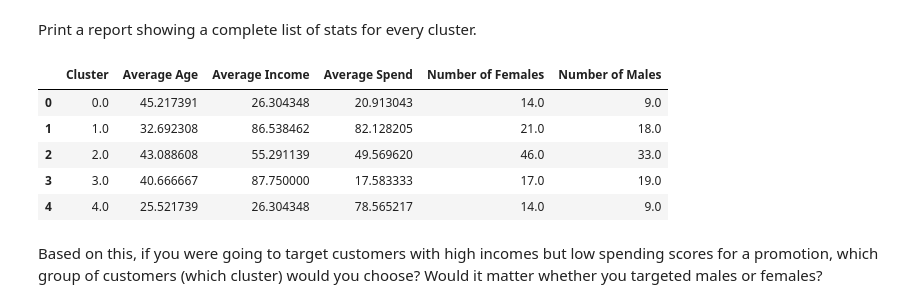
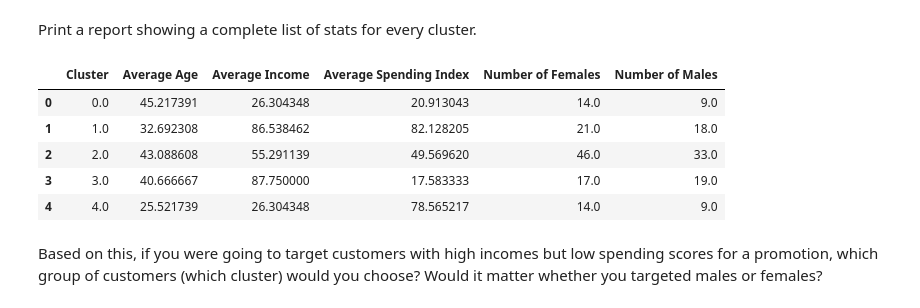
Before and after one commit to jeffprosise/Machine-Learning, a Jupyter notebook: Clustering.ipynb, the cells around one changed output. Drawn from its saved outputs; the diff is of its cells as text; code cells hidden in the pictures.

```diff
--- a/Clustering.ipynb
+++ b/Clustering.ipynb
@@ -256,7 +263,7 @@ df.head()
 # %% [markdown]
 Extract the values in the gender, age, income, and score columns.
 # %%
-x = df.iloc[:, 1:5].values
+points = df.iloc[:, 1:5].values
 # %% [markdown]
 Use the elbow method to determine the optimum number of clusters based on these features.
 # %%
@@ -264,7 +271,7 @@ inertias = []
 
 for i in range(1, 10):
     kmeans = KMeans(n_clusters=i, random_state=0)
-    kmeans.fit(x)
+    kmeans.fit(points)
     inertias.append(kmeans.inertia_)
 
 plt.plot(range(1, 10), inertias)
@@ -277,7 +284,7 @@ Text(0, 0.5, 'Inertia')
 The elbow is less distinct this time, but let's segment the customers into five clusters again.
 # %%
 kmeans = KMeans(n_clusters=5, random_state=0)
-kmeans.fit(x)
+kmeans.fit(points)
 # %% [output]
 KMeans(algorithm='auto', copy_x=True, init='k-means++', max_iter=300,
     n_clusters=5, n_init=10, n_jobs=None, precompute_distances='auto',
@@ -285,7 +292,7 @@ KMeans(algorithm='auto', copy_x=True, init='k-means++', max_iter=300,
 # %% [markdown]
 Add a column named "Cluster" with the index of the cluster that each customer falls into.
 # %%
-df['Cluster'] = kmeans.predict(x)
+df['Cluster'] = kmeans.predict(points)
 df.head()
 # %% [output]
 |  | CustomerID | Gender | Age | Annual Income (k$) | Spending Score (1-100) | Cluster |
@@ -309,22 +316,22 @@ Name: Age, dtype: float64
 # %% [markdown]
 Print a report showing a complete list of stats for every cluster.
 # %%
-results = pd.DataFrame(columns = ['Cluster', 'Average Age', 'Average Income', 'Average Spend', 'Number of Females', 'Number of Males'])
+results = pd.DataFrame(columns = ['Cluster', 'Average Age', 'Average Income', 'Average Spending Index', 'Number of Females', 'Number of Males'])
 
 for i in range(len(kmeans.cluster_centers_)):
     age = df[df['Cluster'] == i]['Age'].mean()
     income = df[df['Cluster'] == i]['Annual Income (k$)'].mean()
     spend = df[df['Cluster'] == i]['Spending Score (1-100)'].mean()
 
     gdf = df[df['Cluster'] == i]
     females = gdf[gdf['Gender'] == 0].shape[0]
     males = gdf[gdf['Gender'] == 1].shape[0]
 
     results.loc[i] = ([i, age, income, spend, females, males])
 
 results.head()
 # %% [output]
-|  | Cluster | Average Age | Average Income | Average Spend | Number of Females | Number of Males |
+|  | Cluster | Average Age | Average Income | Average Spending Index | Number of Females | Number of Males |
 | 0 | 0.0 | 45.217391 | 26.304348 | 20.913043 | 14.0 | 9.0 |
 | 1 | 1.0 | 32.692308 | 86.538462 | 82.128205 | 21.0 | 18.0 |
 | 2 | 2.0 | 43.088608 | 55.291139 | 49.569620 | 46.0 | 33.0 |
```
Also changed, not shown: parts of 18 cells of this notebook.
